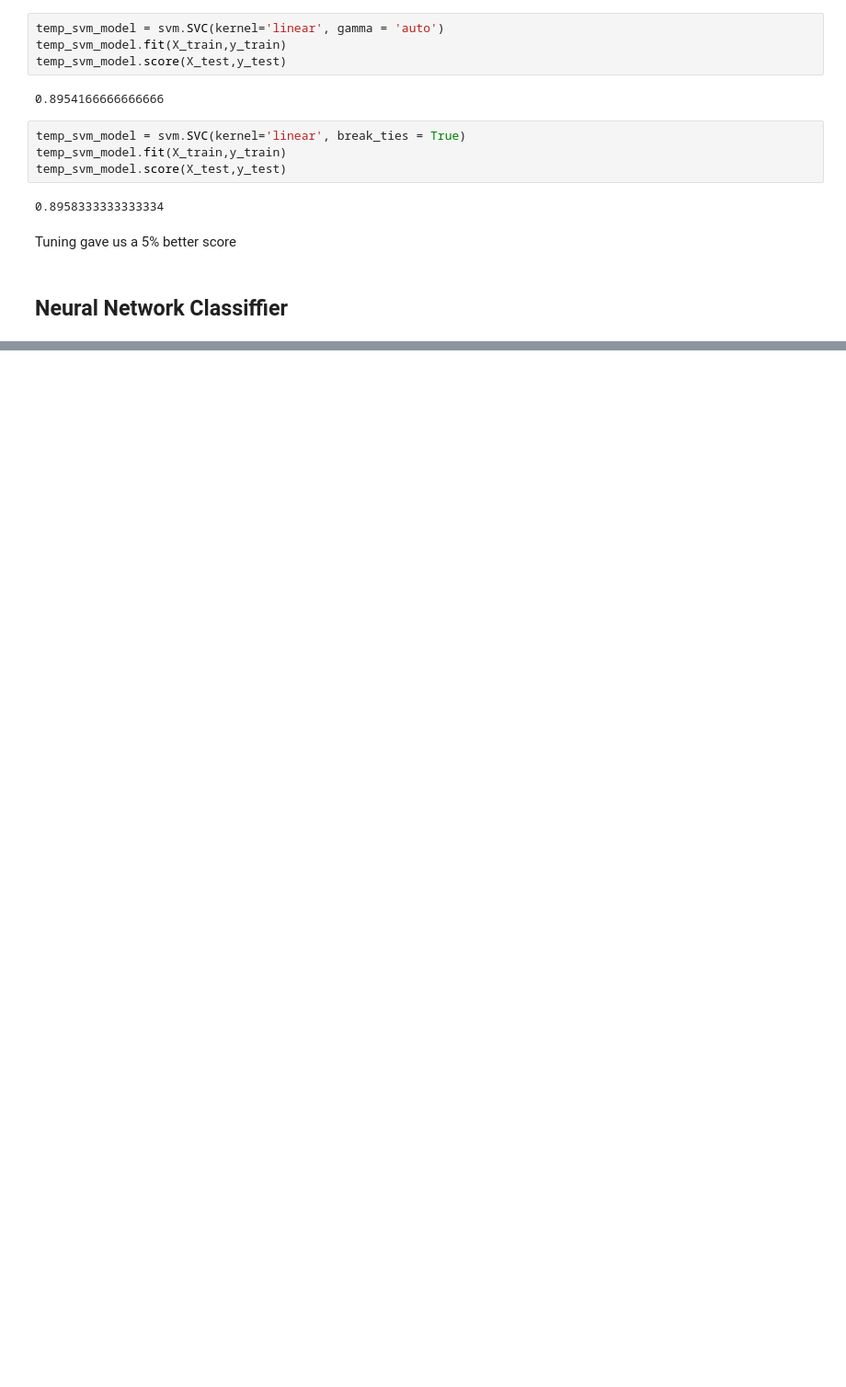
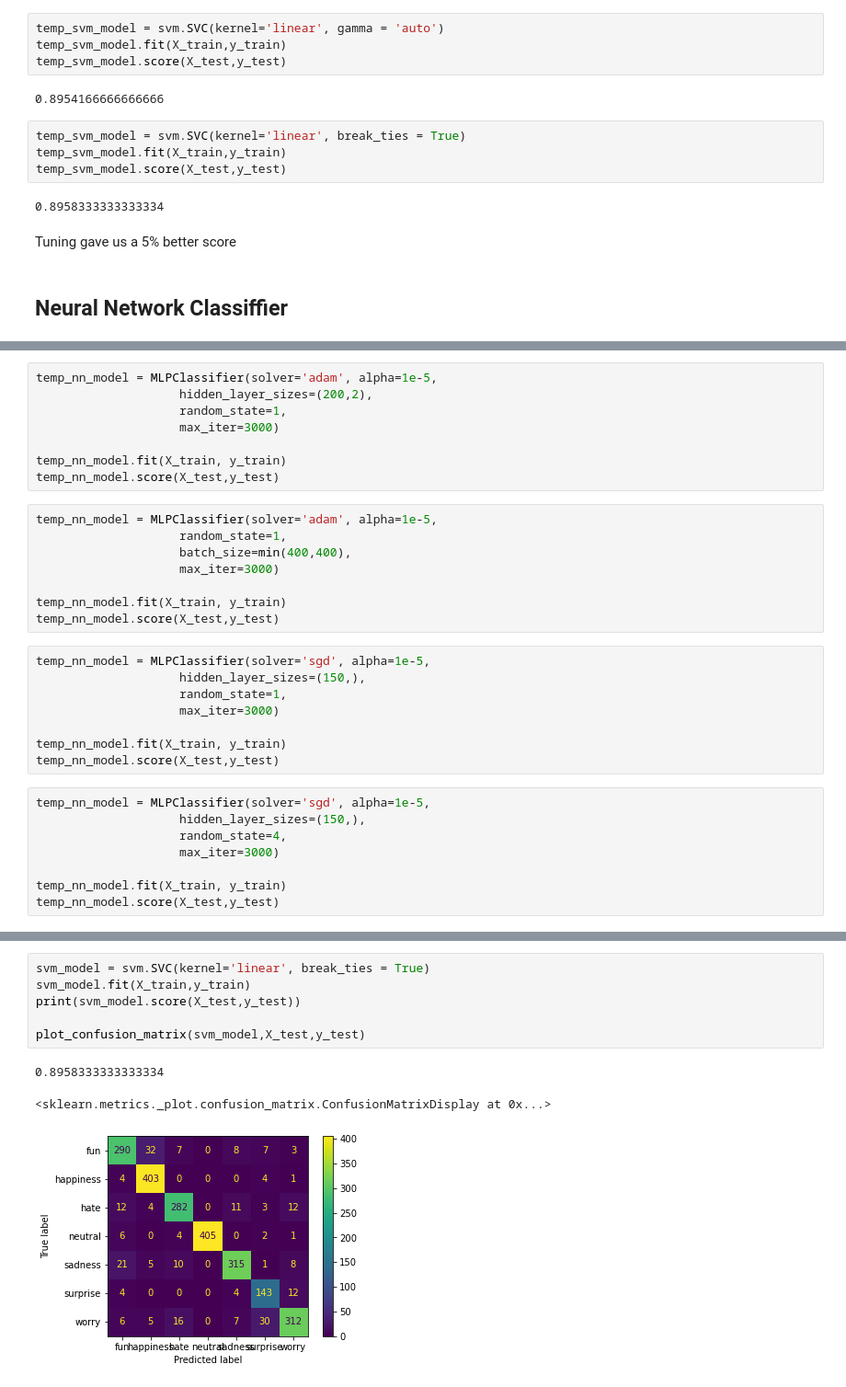
Before and after one commit to a-neocleous/Text-Emotion_Classification, a Jupyter notebook: text-emotion_classifier.ipynb, the cells around one changed output, grey strips where cells are left out. Shown: that part at 92% size. Saved outputs shown, nothing was run; the diff lists cells and outputs as text; blank space fills up the shorter version.

```diff
--- a/text-emotion_classifier.ipynb
+++ b/text-emotion_classifier.ipynb
@@ -727,0 +787,32 @@ Tuning gave us a 5% better score
+# %%
+temp_nn_model = MLPClassifier(solver='adam', alpha=1e-5,
+                    hidden_layer_sizes=(200,2),
+                    random_state=1,
+                    max_iter=3000)
+
+temp_nn_model.fit(X_train, y_train)
+temp_nn_model.score(X_test,y_test)
+# %%
+temp_nn_model = MLPClassifier(solver='adam', alpha=1e-5,
+                    random_state=1,
+                    batch_size=min(400,400),
+                    max_iter=3000)
+
+temp_nn_model.fit(X_train, y_train)
+temp_nn_model.score(X_test,y_test)
+# %%
+temp_nn_model = MLPClassifier(solver='sgd', alpha=1e-5,
+                    hidden_layer_sizes=(150,),
+                    random_state=1,
+                    max_iter=3000)
+
+temp_nn_model.fit(X_train, y_train)
+temp_nn_model.score(X_test,y_test)
+# %%
+temp_nn_model = MLPClassifier(solver='sgd', alpha=1e-5,
+                    hidden_layer_sizes=(150,),
+                    random_state=4,
+                    max_iter=3000)
+
+temp_nn_model.fit(X_train, y_train)
+temp_nn_model.score(X_test,y_test)
@@ -727,0 +824,10 @@ Tuning gave us a 5% better score
+# %%
+svm_model = svm.SVC(kernel='linear', break_ties = True)
+svm_model.fit(X_train,y_train)
+print(svm_model.score(X_test,y_test))
+
+plot_confusion_matrix(svm_model,X_test,y_test)
+# %% [output]
+0.8958333333333334
+<sklearn.metrics._plot.confusion_matrix.ConfusionMatrixDisplay at 0x...>
+[figure, added]
```
Also changed, not shown: parts of 43 cells of this notebook.
